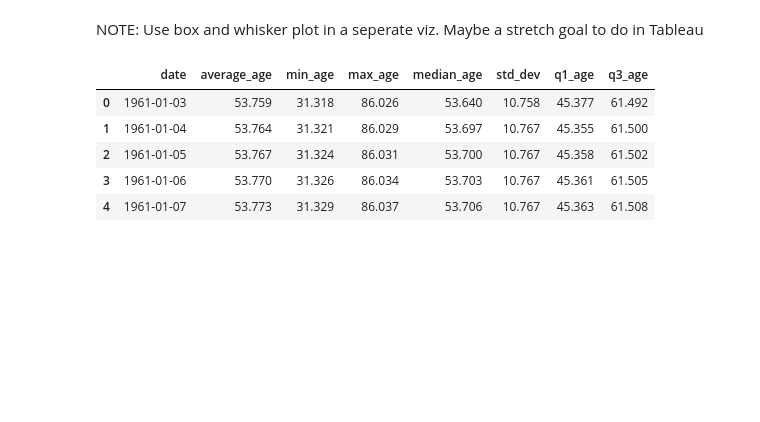
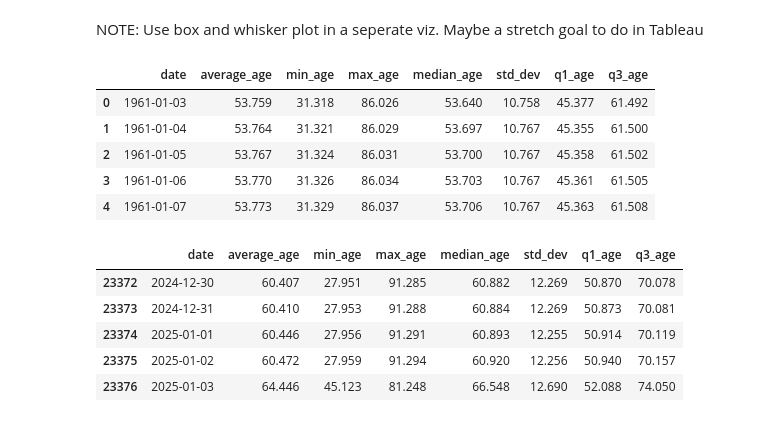
Before and after one commit to Jeff-Oliver/age-of-congress, a Jupyter notebook: notebooks/visualizations.ipynb, the cells around one changed output. Saved outputs shown, nothing was run; the diff lists cells and outputs as text; code cells hidden in the pictures; blank space fills up the shorter version.

```diff
--- a/notebooks/visualizations.ipynb
+++ b/notebooks/visualizations.ipynb
@@ -155,6 +162,15 @@ results_df_vectorized.head()
 | 2 | 1961-01-05 | 53.767 | 31.324 | 86.031 | 53.700 | 10.767 | 45.358 | 61.502 |
 | 3 | 1961-01-06 | 53.770 | 31.326 | 86.034 | 53.703 | 10.767 | 45.361 | 61.505 |
 | 4 | 1961-01-07 | 53.773 | 31.329 | 86.037 | 53.706 | 10.767 | 45.363 | 61.508 |
+# %%
+results_df_vectorized.tail()
+# %% [output]
+|  | date | average_age | min_age | max_age | median_age | std_dev | q1_age | q3_age |
+| 23372 | 2024-12-30 | 60.407 | 27.951 | 91.285 | 60.882 | 12.269 | 50.870 | 70.078 |
+| 23373 | 2024-12-31 | 60.410 | 27.953 | 91.288 | 60.884 | 12.269 | 50.873 | 70.081 |
+| 23374 | 2025-01-01 | 60.446 | 27.956 | 91.291 | 60.893 | 12.255 | 50.914 | 70.119 |
+| 23375 | 2025-01-02 | 60.472 | 27.959 | 91.294 | 60.920 | 12.256 | 50.940 | 70.157 |
+| 23376 | 2025-01-03 | 64.446 | 45.123 | 81.248 | 66.548 | 12.690 | 52.088 | 74.050 |
 # %%
 # Make a scatterplot with x-axis = date and y-axis = average_age
 import matplotlib.pyplot as plt
```
Also changed, not shown: parts of 10 cells of this notebook, 3 other files.
